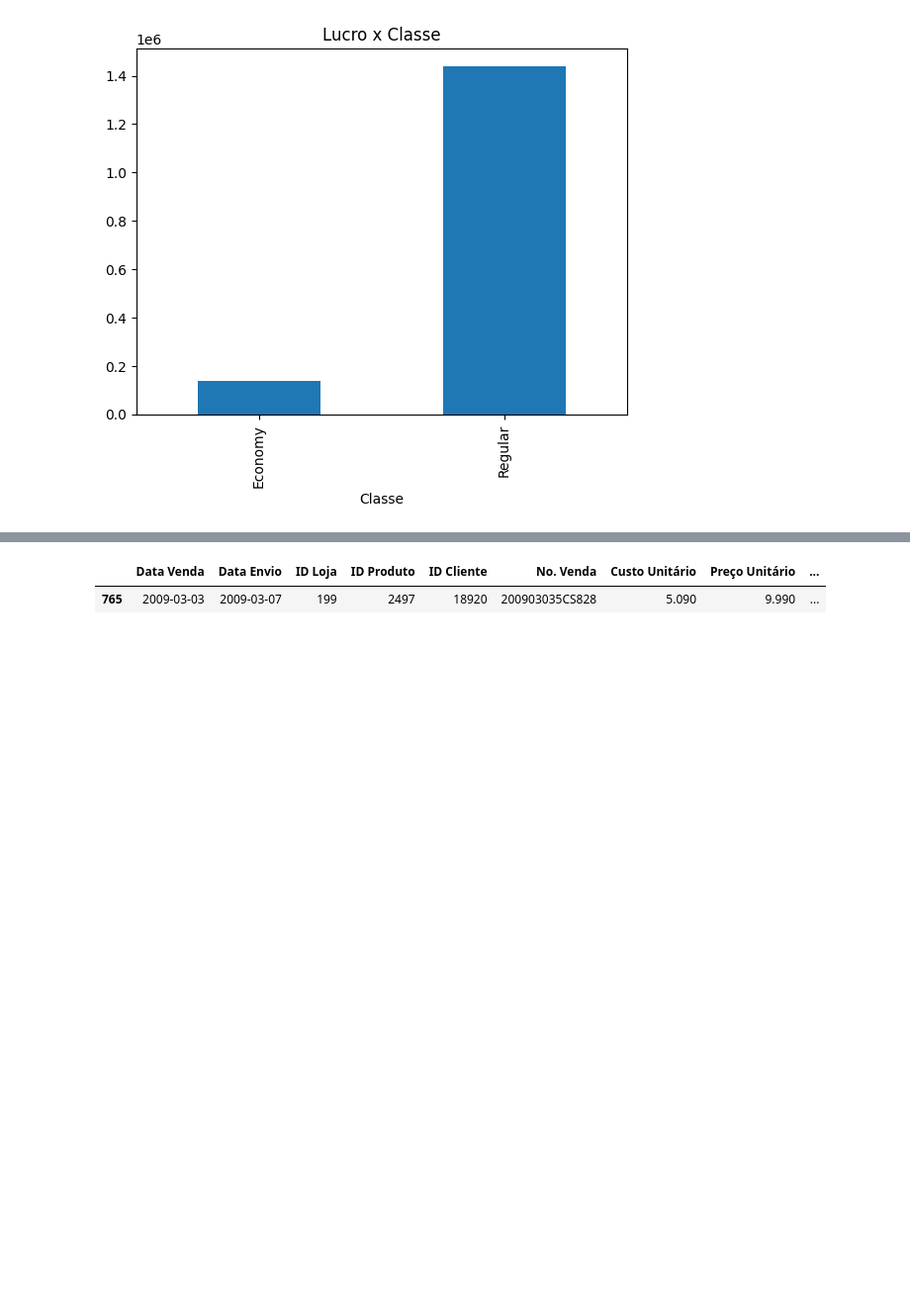
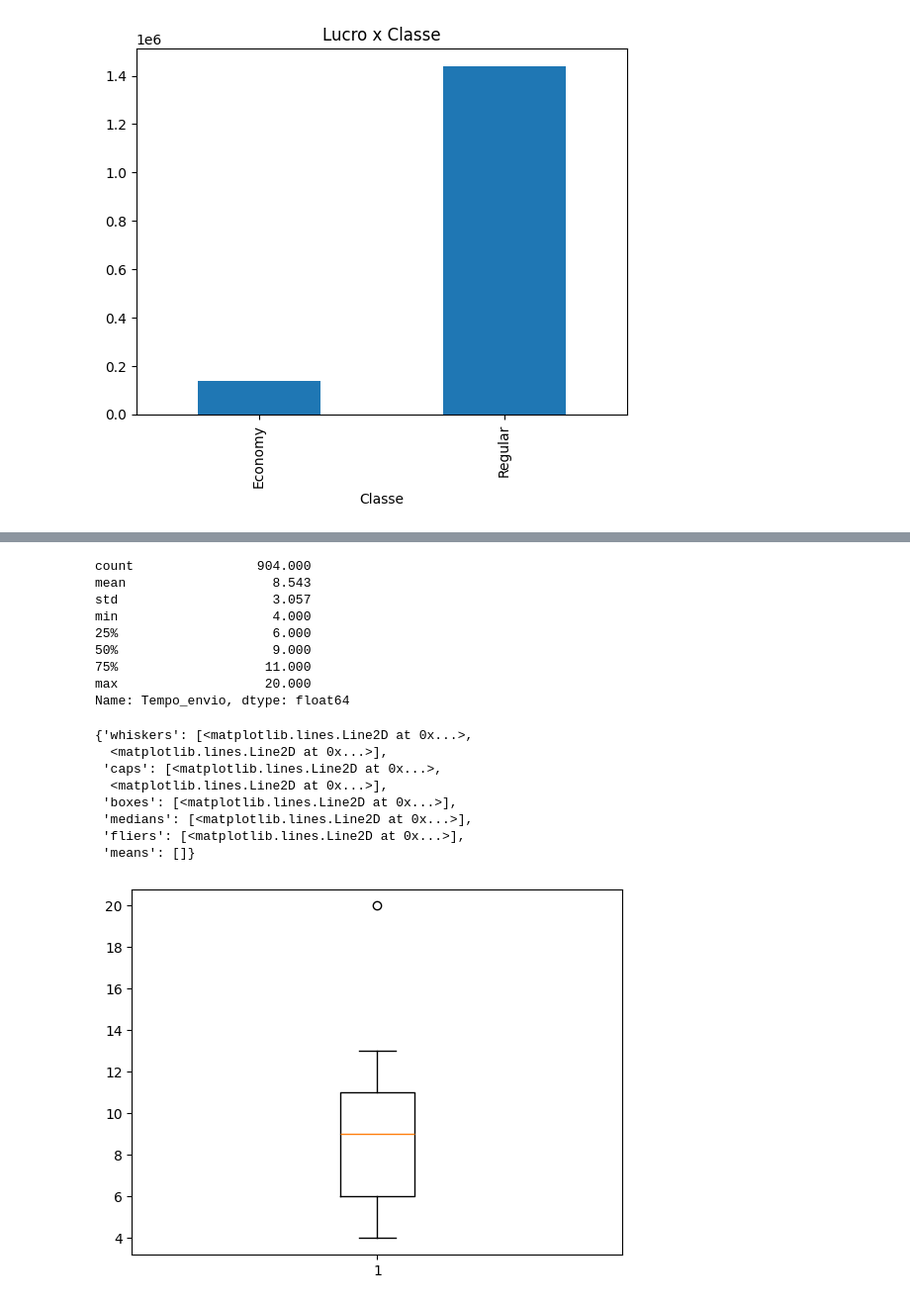
Before and after one commit to Felipe-Magalhaes-A-Carneiro/analise_de_dados-python_pandas, a Jupyter notebook: Notebooks/03-analise_exploratoria.ipynb, the cells around one changed output, grey strips where cells are left out. Shown at 99% size. Cells and saved outputs as stored; diff of their text form; code cells hidden in the pictures; blank space fills up the shorter version.

Commit message:
aula final - grafico - box plot

```diff
--- a/Notebooks/03-analise_exploratoria.ipynb
+++ b/Notebooks/03-analise_exploratoria.ipynb
@@ -322,5 +326,24 @@ df_2009.groupby("Classe")["Lucro Total"].sum().plot.bar(title = "Lucro x Classe"
 # %%
-df.sample()
+df["Tempo_envio"].describe() # calculando o tempo médio de entrega
 # %% [output]
-|  | Data Venda | Data Envio | ID Loja | ID Produto | ID Cliente | No. Venda | Custo Unitário | Preço Unitário | ... |
-| 765 | 2009-03-03 | 2009-03-07 | 199 | 2497 | 18920 | 200903035CS828 | 5.090 | 9.990 | ... |
+count                904.000
+mean                   8.543
+std                    3.057
+min                    4.000
+25%                    6.000
+50%                    9.000
+75%                   11.000
+max                   20.000
+Name: Tempo_envio, dtype: float64
+# %%
+plt.boxplot(df["Tempo_envio"])
+# %% [output]
+{'whiskers': [<matplotlib.lines.Line2D at 0x...>,
+  <matplotlib.lines.Line2D at 0x...>],
+ 'caps': [<matplotlib.lines.Line2D at 0x...>,
+  <matplotlib.lines.Line2D at 0x...>],
+ 'boxes': [<matplotlib.lines.Line2D at 0x...>],
+ 'medians': [<matplotlib.lines.Line2D at 0x...>],
+ 'fliers': [<matplotlib.lines.Line2D at 0x...>],
+ 'means': []}
+[figure, added]
```
Also changed, not shown: parts of 12 cells of this notebook, 1 other file.
